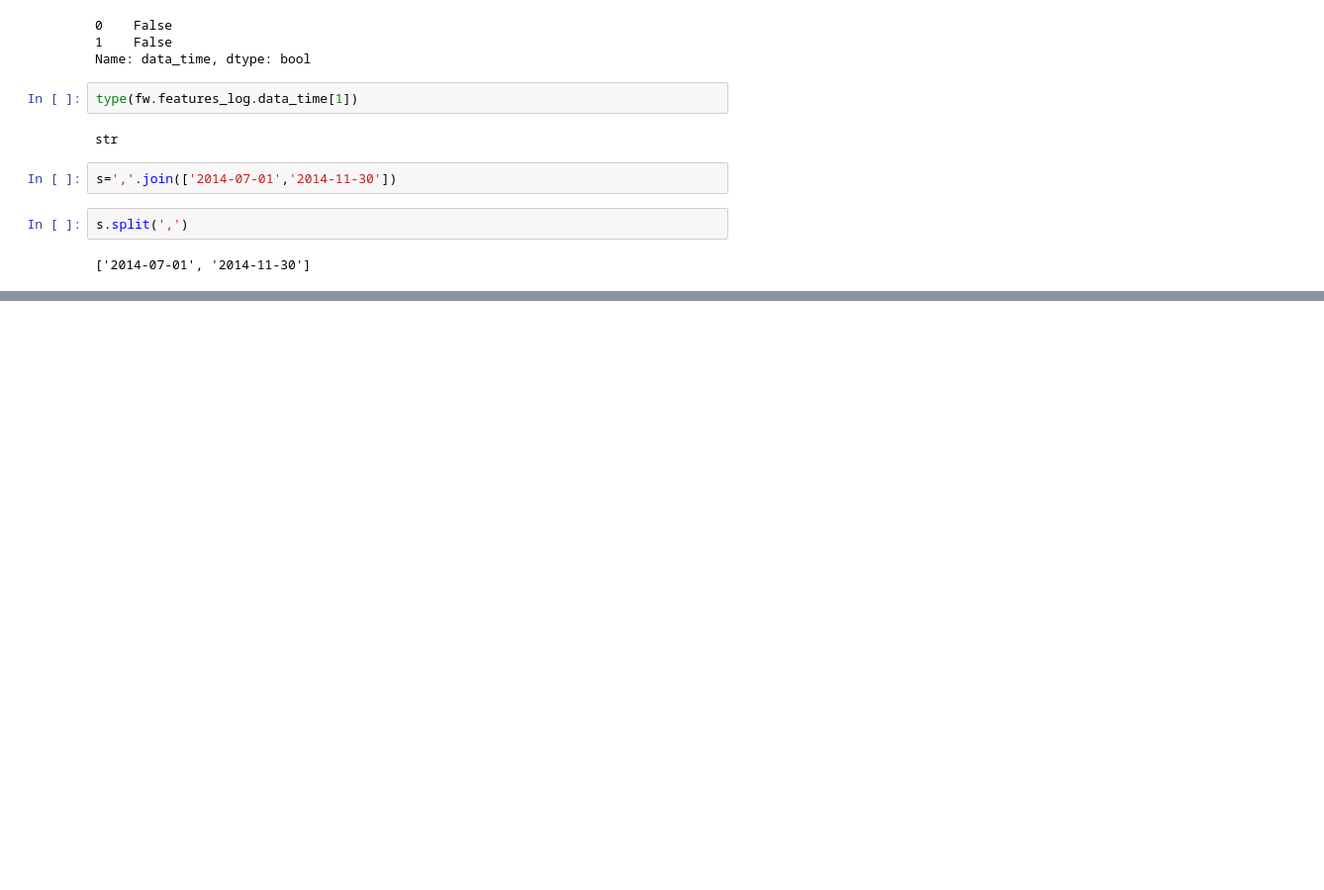
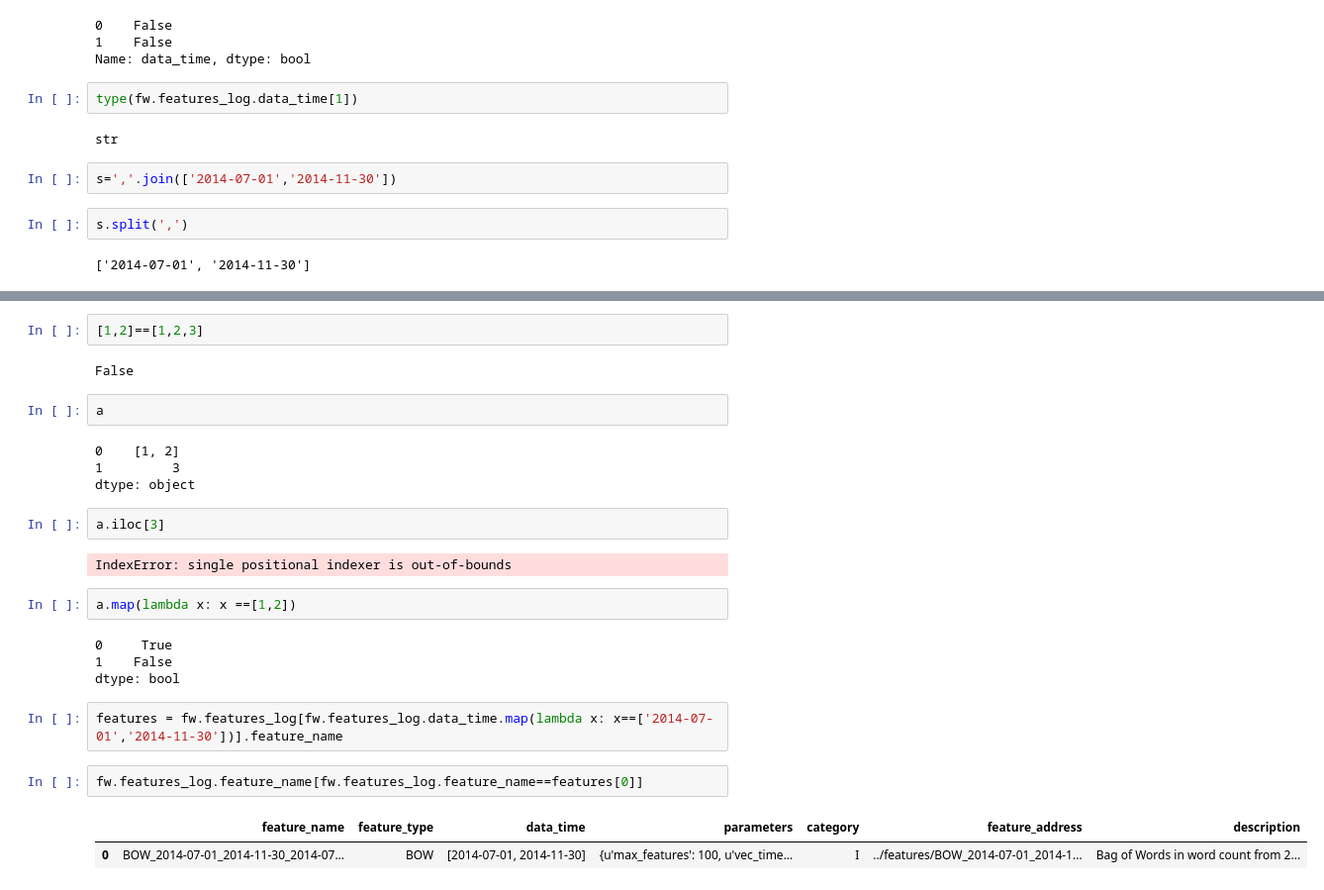
Before and after one commit to JeremyLi28/Data-pipeline-for-Sina-Weibo-Interaction-prediction, a Jupyter notebook: notebooks/tmp.ipynb, the cells around one changed output, grey strips where cells are left out. Shown: that part at 99% size. Drawn from its saved outputs; the diff is of its cells as text; blank space fills up the shorter version.

```diff
--- a/notebooks/tmp.ipynb
+++ b/notebooks/tmp.ipynb
@@ -136,0 +241,27 @@ s.split(',')
+# %%
+[1,2]==[1,2,3]
+# %% [output]
+False
+# %%
+a
+# %% [output]
+0    [1, 2]
+1         3
+dtype: object
+# %%
+a.iloc[3]
+# %% [output]
+IndexError: single positional indexer is out-of-bounds
+# %%
+a.map(lambda x: x ==[1,2])
+# %% [output]
+0     True
+1    False
+dtype: bool
+# %%
+features = fw.features_log[fw.features_log.data_time.map(lambda x: x==['2014-07-01','2014-11-30'])].feature_name
+# %%
+fw.features_log.feature_name[fw.features_log.feature_name==features[0]]
+# %% [output]
+|  | feature_name | feature_type | data_time | parameters | category | feature_address | description |
+| 0 | BOW_2014-07-01_2014-11-30_2014-07... | BOW | [2014-07-01, 2014-11-30] | {u'max_features': 100, u'vec_time... | I | ../features/BOW_2014-07-01_2014-1... | Bag of Words in word count from 2... |
```
Also changed, not shown: parts of 52 cells of this notebook, 25 other files.
